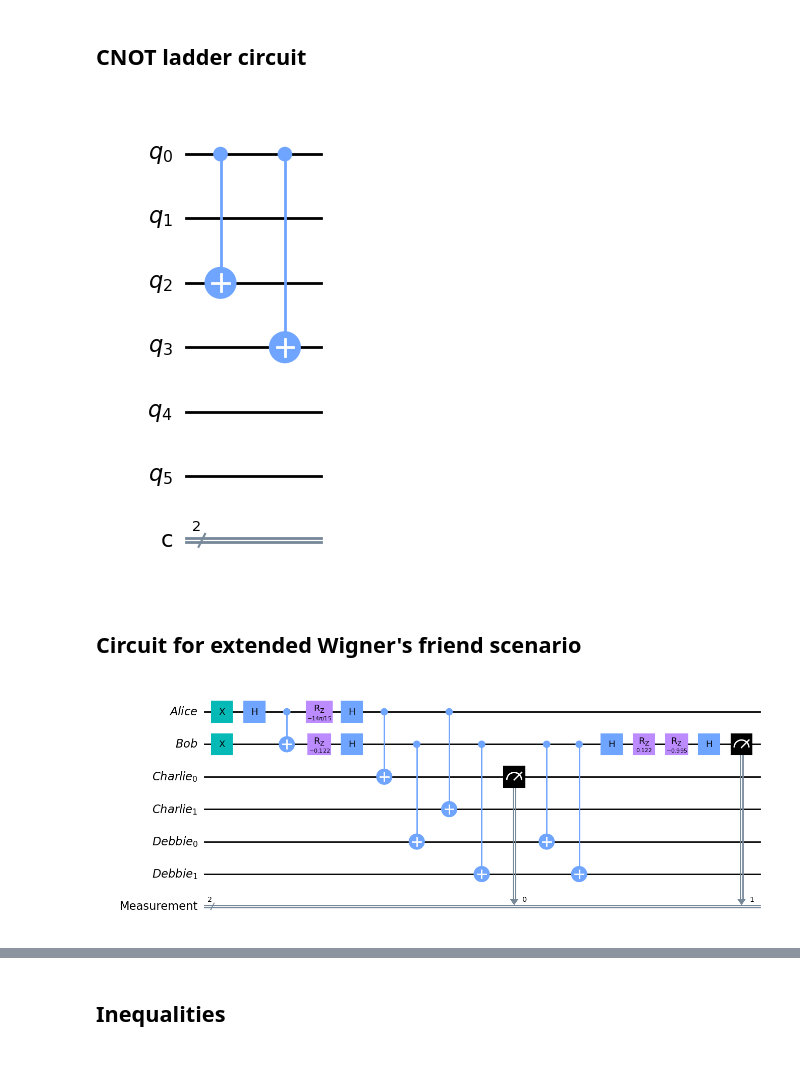
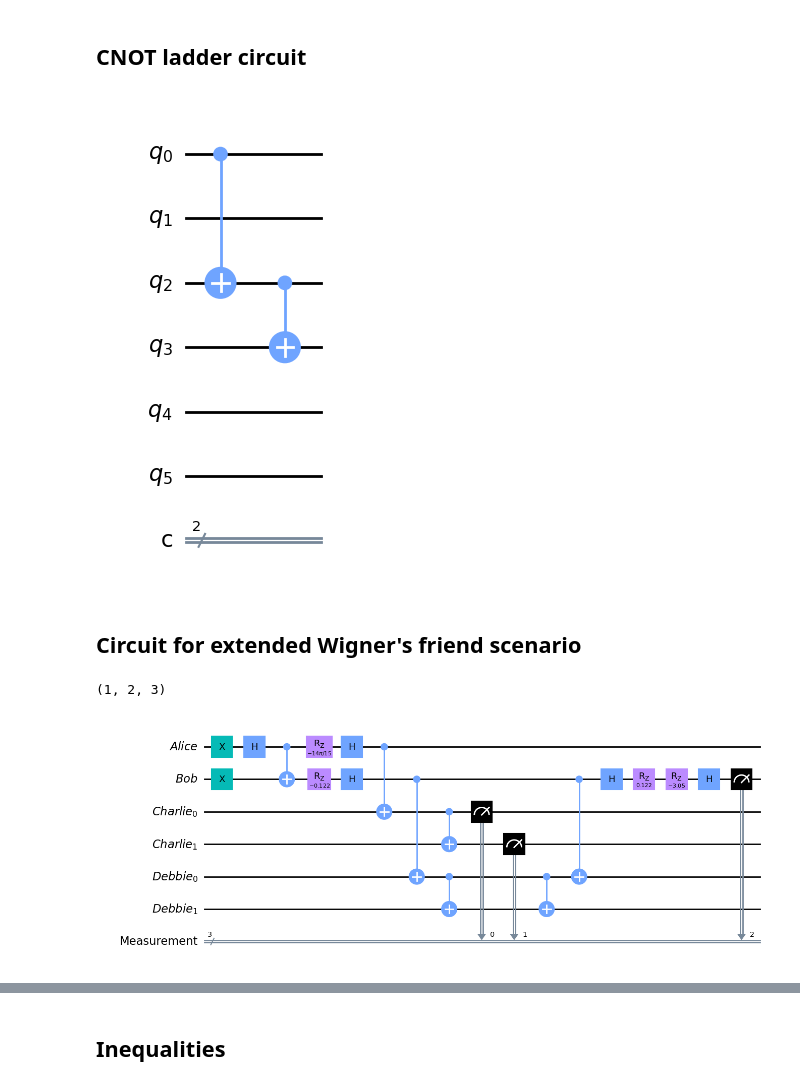
Before and after one commit to unitaryfund/wigners_friend, a Jupyter notebook: notebooks/ewfs_measurements.ipynb, the cells around one changed output, grey strips where cells are left out. Saved outputs shown, nothing was run; the diff lists cells and outputs as text; code cells hidden in the pictures.

Commit message:
adding functionality for alice and bob's friend to have their own classical registers

```diff
--- a/notebooks/ewfs_measurements.ipynb
+++ b/notebooks/ewfs_measurements.ipynb
@@ -57,8 +57,8 @@ ALICE_SIZE = 1
 BOB_SIZE = 1
 
 # Size of the systems held by the "friends" (Charlie and Debbie).
-CHARLIE_SIZE = 1
-DEBBIE_SIZE = 1
+CHARLIE_SIZE = 2
+DEBBIE_SIZE = 2
 
 # Size of the bipartite quantum system.
 SYS_SIZE = ALICE_SIZE + BOB_SIZE
@@ -177,9 +191,9 @@ def cnot_ladder(qc: QuantumCircuit, observer: Observer, friend_qubit: int, frien
 # %%
 circuit = QuantumCircuit(CIRCUIT_SIZE, MEAS_SIZE)
-cnot_ladder(circuit, ALICE, CHARLIE_QUBITS[0], CHARLIE_SIZE)
+cnot_ladder(circuit, ALICE, CHARLIE_QUBITS[0], CHARLIE_SIZE, reverse=False, internal_copy=True)
 circuit.draw("mpl")
 # %% [output]
-[figure, old version]
+[figure, new version]
 # %% [markdown]
 ## Circuit for extended Wigner's friend scenario
 # %%
@@ -187,7 +201,7 @@ def ewfs_rotation(qc: QuantumCircuit, qubit: int, angle: float):
     qc.rz(-angle, qubit)
     qc.h(qubit)
 
-def apply_setting(qc: QuantumCircuit, observer: Observer, setting: Setting, angle: float):
+def apply_setting(qc: QuantumCircuit, observer: Observer, setting: Setting, angle: float, observer_creg: list[int] | int):
     """Apply either the PEEK or REVERSE_1/REVERSE_2 settings."""
 
     # Alice is the friend of Charlie and Bob is the friend of Debbie.
@@ -201,11 +215,11 @@ def apply_setting(qc: QuantumCircuit, observer: Observer, setting: Setting, angl
 
         # Ask friend for the outcome. We pick a random qubit from friend's register.
         random_offset = random.randint(0, friend_size - 1)
-        qc.measure(friend_qubits[0] + random_offset, observer)
+        qc.measure(friend_qubits, observer_creg)
         #qc.measure(friend_qubits[0], observer)
 
     elif setting in [REVERSE_1, REVERSE_2]:
-        cnot_ladder(qc, observer, friend_qubits[0], friend_size)
+        cnot_ladder(qc, observer, friend_qubits[0], friend_size, reverse=True, internal_copy=True)
 
         # For either REVERSE_1 or REVERSE_2, apply the appropriate angle rotations.
         # Note that in this case, the rotation should occur on the observer's qubit.
@@ -217,7 +231,7 @@ def apply_setting(qc: QuantumCircuit, observer: Observer, setting: Setting, angl
             qc.h(1)
             qc.rz((BETA - ANGLES[1]), 1)
         ewfs_rotation(qc, observer, angle)
-        qc.measure(observer, observer)
+        qc.measure(observer, observer_creg)
 
 def ewfs(alice_setting: Setting, bob_setting: Setting, angles: list[float], beta: float) -> QuantumCircuit:
     """Generate the circuit for extended Wigner's friend scenario."""
@@ -227,7 +241,22 @@ def ewfs(alice_setting: Setting, bob_setting: Setting, angles: list[float], beta
         for size, name in zip([ALICE_SIZE, BOB_SIZE, CHARLIE_SIZE, DEBBIE_SIZE],
                               ["Alice", "Bob", "Charlie", "Debbie"])
     ]
-    measurement = ClassicalRegister(MEAS_SIZE, name="Measurement")
+    if alice_setting == PEEK and bob_setting == PEEK:
+        measurement = ClassicalRegister(MEAS_SIZE*2, name="Measurement")
+        alice_creg = [2*ALICE, 2*ALICE + 1]
+        bob_creg = [2*BOB, 2*BOB + 1]
+    elif (alice_setting == PEEK and bob_setting != PEEK):
+        measurement = ClassicalRegister(MEAS_SIZE*2 - 1, name="Measurement")
+        alice_creg = [ALICE, ALICE + 1]
+        bob_creg = 2*BOB
+    elif (alice_setting != PEEK and bob_setting == PEEK):
+        measurement = ClassicalRegister(MEAS_SIZE*2 - 1, name="Measurement")
+        alice_creg = 2*ALICE
+        bob_creg = [BOB, BOB + 1]
+    else:
+        alice_creg = ALICE
+        bob_creg = BOB
+        measurement = ClassicalRegister(MEAS_SIZE, name="Measurement")
 
     # Create the Quantum Circuit with the defined registers
     qc = QuantumCircuit(alice, bob, charlie, debbie, measurement)
@@ -241,16 +270,20 @@ def ewfs(alice_setting: Setting, bob_setting: Setting, angles: list[float], beta
     qc.h(1)
 
     # Apply the CNOT ladder for Alice-Charlie and Bob-Debbie
-    cnot_ladder(qc, ALICE, CHARLIE_QUBITS[0], CHARLIE_SIZE)
-    cnot_ladder(qc, BOB, DEBBIE_QUBITS[0], DEBBIE_SIZE)
+    cnot_ladder(qc, ALICE, CHARLIE_QUBITS[0], CHARLIE_SIZE, reverse=False, internal_copy=True)
+    cnot_ladder(qc, BOB, DEBBIE_QUBITS[0], DEBBIE_SIZE, reverse=False, internal_copy=True)
 
     # Apply the settings for Alice/Charlie and Bob/Debbie
-    apply_setting(qc, ALICE, alice_setting, angles[alice_setting])
-    apply_setting(qc, BOB, bob_setting, (beta - angles[bob_setting]))
+    apply_setting(qc, ALICE, alice_setting, angles[alice_setting], alice_creg)
+    apply_setting(qc, BOB, bob_setting, (beta - angles[bob_setting]), bob_creg)
 
     return qc
+# %%
+PEEK, REVERSE_1, REVERSE_2
+# %% [output]
+(1, 2, 3)
 # %%
-qc = ewfs(PEEK, REVERSE_2, ANGLES, BETA)
+qc = ewfs(PEEK, REVERSE_1, ANGLES, BETA)
 qc.draw("mpl")
 # %% [output]
-[figure, old version]
+[figure, new version]
```
Also changed, not shown: parts of 11 cells of this notebook.
